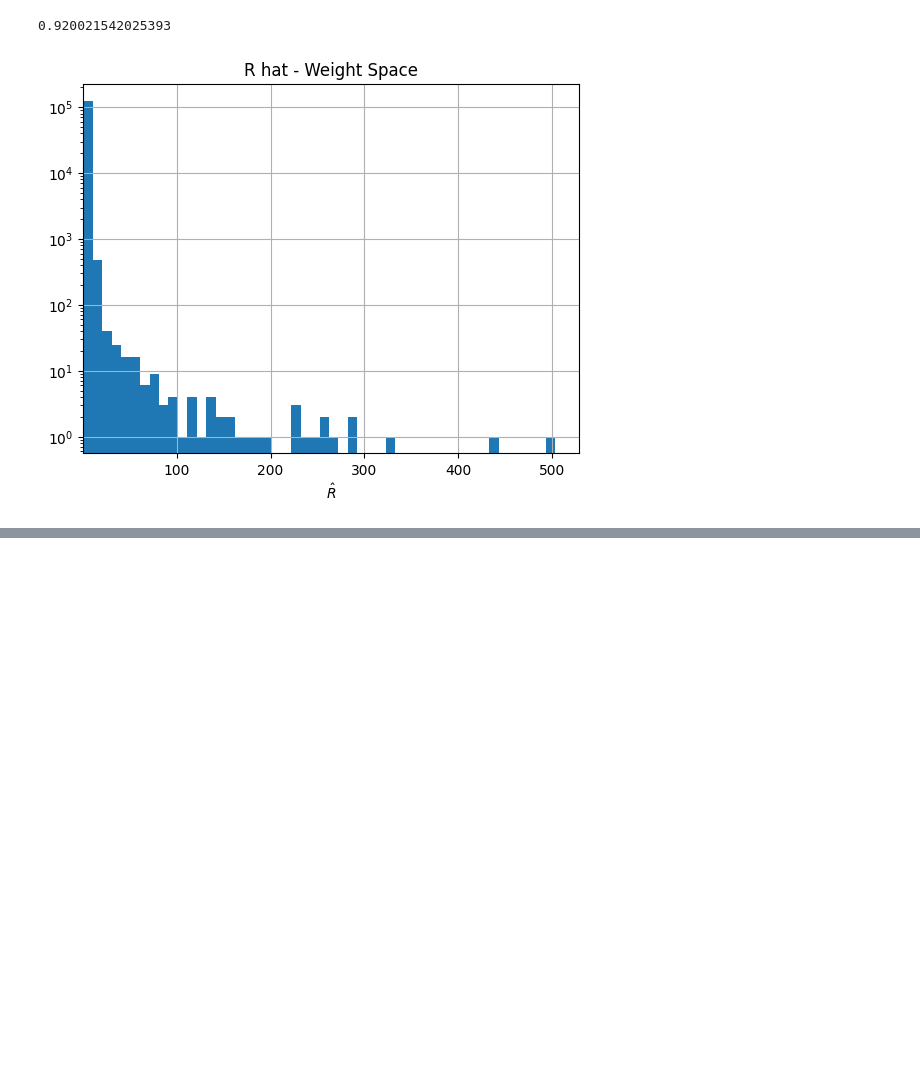
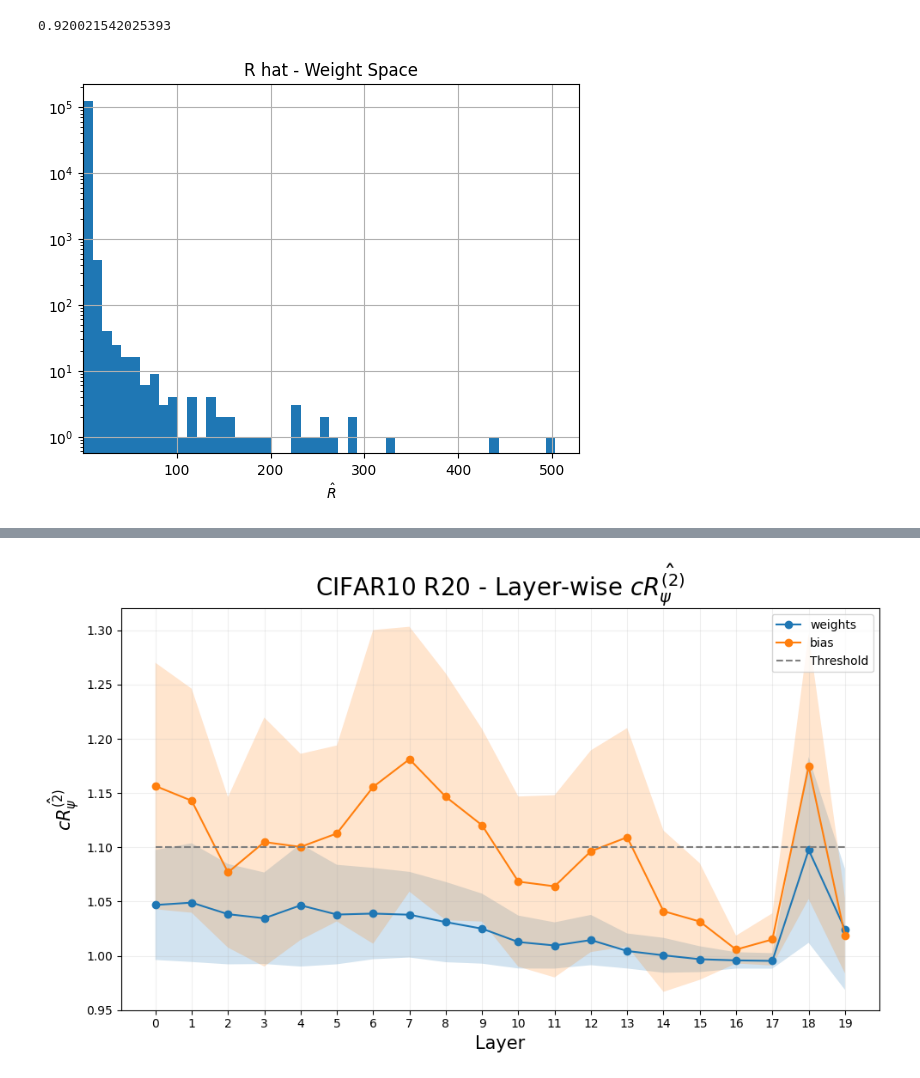
Before and after one commit to ciao-seohyeon/l2e, a Jupyter notebook: diagnostics.ipynb, the cells around one changed output, grey strips where cells are left out. Saved outputs shown, nothing was run; the diff lists cells and outputs as text; code cells hidden in the pictures; blank space fills up the shorter version.

```diff
--- a/diagnostics.ipynb
+++ b/diagnostics.ipynb
@@ -85,0 +334,18 @@ plt.show()
+# %%
+state_list = []
+param_lists = []
+for model_path in [model1_path, model2_path, model3_path]:
+    with open(f'{model_path}/model.pickle', 'rb') as f:
+        param_list = pickle.load(f)
+    base_params = param_list[0]
+    base_params = jax.tree_util.tree_map(lambda x: jnp.expand_dims(x,0), base_params)
+    for idx,params in enumerate(param_list[1:]):
+        params = jax.tree_util.tree_map(lambda x: jnp.expand_dims(x,0), params)
+        base_params = jax.tree_util.tree_map(lambda x,y: jnp.concatenate((x,y), 0), base_params,params)
+
+    param_lists.append(base_params)
+
+base_params = jax.tree_util.tree_map(lambda x,y,z: jnp.stack((x,y,z), 0), *param_lists) # pytree of [num_chain, num_particles, *param_dim] array
+# %%
+flatten_base_params = jax.tree_util.tree_map(lambda x: x.reshape(x.shape[0], x.shape[1],-1), base_params) # flatten param_dim (conv layer)
+print(jax.tree_util.tree_map(lambda x: x.shape, flatten_base_params))
@@ -85,0 +370,56 @@ plt.show()
+# %%
+weights_layer_list = []
+bias_layer_list = []
+
+weights_results_list = []
+bias_results_list = []
+
+weights_results_std = []
+bias_results_std = []
+
+
+for key in flatten_base_params.keys():
+    try:
+        weights_layer_list.append(flatten_base_params[key]['w'])
+    except:
+        pass
+for key in flatten_base_params.keys():
+    try:
+        bias_layer_list.append(flatten_base_params[key]['b'])
+    except:
+        pass
+
+fig,axes = plt.subplots(figsize=(10, 6))
+
+for layer_bias,layer_weights in zip(bias_layer_list, weights_layer_list):
+    results_weights = split_chain_r_hat(layer_weights, n_splits=2, rank_normalize=True)
+    results_bias = split_chain_r_hat(layer_bias, n_splits=2, rank_normalize=True)
+
+    weights_results_list.append(results_weights['avg_split_chain_rhat'].mean())
+    bias_results_list.append(results_bias['avg_split_chain_rhat'].mean())
+    weights_results_std.append(results_weights['avg_split_chain_rhat'].std())
+    bias_results_std.append(results_bias['avg_split_chain_rhat'].std())
+
+
+plt.plot(range(len(weights_results_list)), weights_results_list, marker='o', label='weights')
+plt.fill_between(range(len(weights_results_list)), np.array(weights_results_list)-np.array(weights_results_std), \
+    np.array(weights_results_list)+np.array(weights_results_std), alpha=0.2)
+
+plt.plot(range(len(bias_results_list)), bias_results_list, marker='o', label='bias')
+plt.fill_between(range(len(bias_results_list)), np.array(bias_results_list)-np.array(bias_results_std), \
+    np.array(bias_results_list)+np.array(bias_results_std), alpha=0.2)
+
+plt.plot(range(len(bias_results_list)),[1.1]*20, linestyle='dashed', label='Threshold', color='0.5')
+
+
+plt.legend()
+
+plt.grid(True, alpha=0.2)
+plt.title("CIFAR10 R20 - Layer-wise " r"$c\hat{R_{\psi}^{(2)}}$", fontsize=20)
+plt.xlabel('Layer', fontsize=15)
+plt.ylabel(r"$c\hat{R_{\psi}^{(2)}}$", fontsize=15)
+plt.xticks(range(len(bias_results_list)))
+plt.tight_layout()
+plt.savefig('./plot/layerwise_r_hat.pdf')
+# %% [output]
+[figure, added]
```
Also changed, not shown: parts of 7 cells of this notebook, 1 other file.
